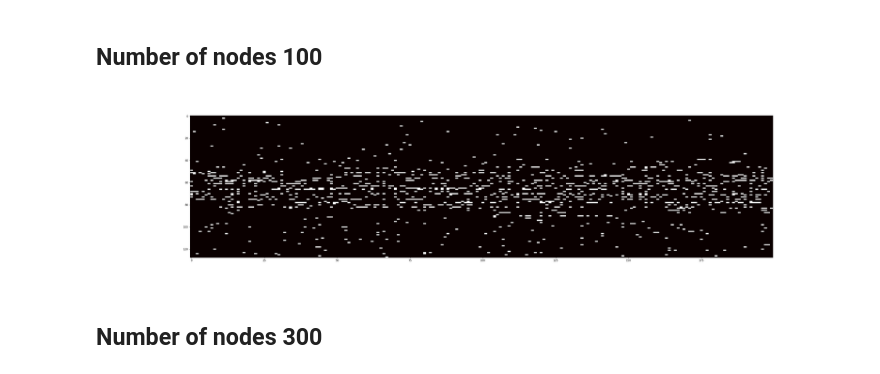
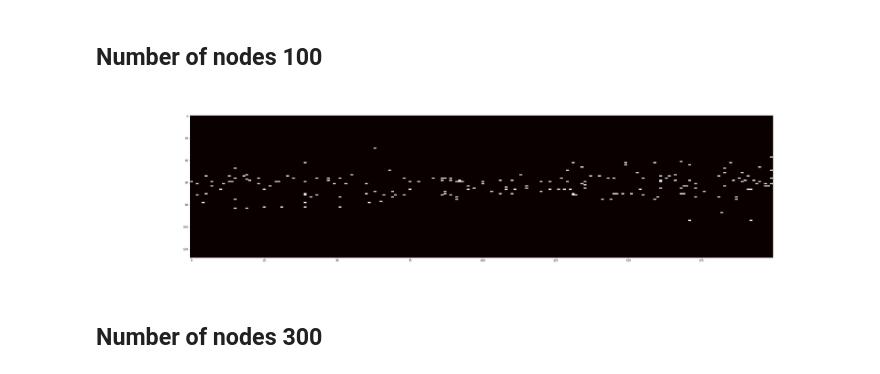
Before and after one commit to jannikjw/music_generation_rnn, a Jupyter notebook: rnn-music-generation.ipynb, the cells around one changed output. Drawn from its saved outputs; the diff is of its cells as text; code cells hidden in the pictures.

Commit message:
Adding exp on num hidden nodes

```diff
--- a/rnn-music-generation.ipynb
+++ b/rnn-music-generation.ipynb
@@ -633,9 +633,9 @@ Image("plots/Exp8_artic__50nodes__predicted_15_0dot01_5_1_1_128_1_48_50__12-21-2
 # %% [markdown]
 ## Number of nodes 100
 # %%
-Image("plots/Exp8_artic__100nodes__predicted_15_0dot01_8_1_1_128_1_48_100__12-21-2021_20-34-29.png")
+Image("plots/Exp8_artic__100&&nodes__predicted_15_0dot005_10_1_1_128_1_48_100__12-21-2021_21-32-02.png")
 # %% [output]
-[figure, old version]
+[figure, new version]
 # %% [markdown]
 ## Number of nodes 300
 # %%
```
Also changed, not shown: parts of 3 cells of this notebook, 2 other files.
